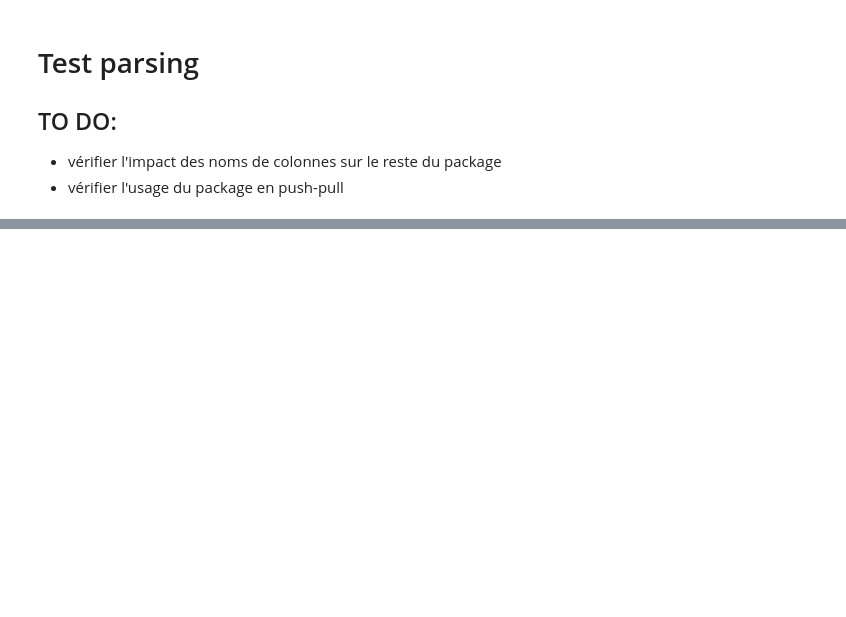
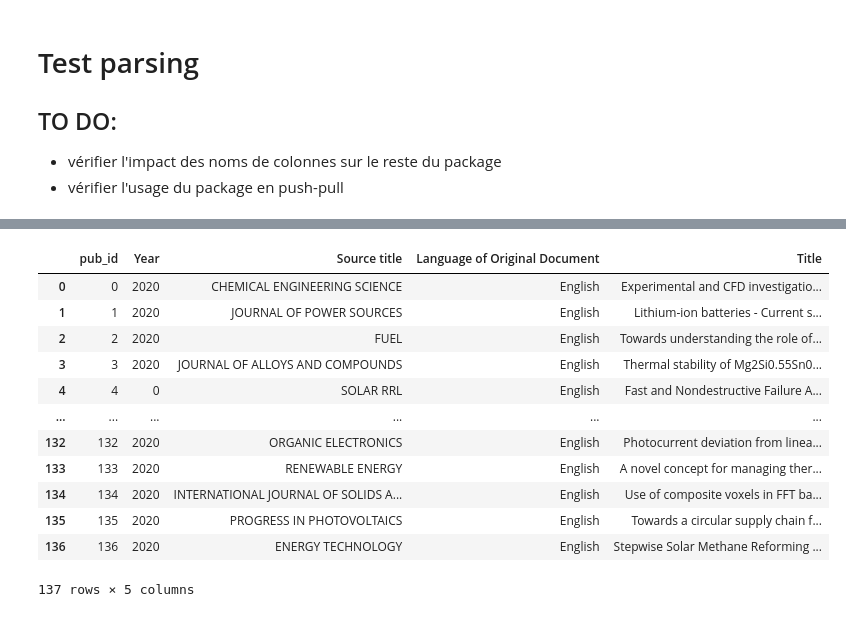
Before and after one commit to IonaBrenac/BiblioAnalysis, a Jupyter notebook: BiblioAnalysis.ipynb, the cells around one changed output, grey strips where cells are left out. Cells and saved outputs as stored; diff of their text form; code cells hidden in the pictures; blank space fills up the shorter version.

```diff
--- a/BiblioAnalysis.ipynb
+++ b/BiblioAnalysis.ipynb
@@ -1166,0 +1201,17 @@ print(usecols)
+# %%
+from pathlib import Path
+
+import pandas as pd
+from string import Template
+
+t = Template('$colname in @year')
+
+usecols = [bau.COL_NAMES['articles'][i] for i in [0,2,3,8,9]]
+df = pd.read_csv(Path(out_dir_parsing) / Path('articles.dat'),
+                             sep='\t',usecols=usecols)
+
+year = [2020]
+
+query = t.substitute(colname=df.columns[1])
+print (query)
+set(df.query(query).index)
@@ -1166,0 +1237,16 @@ print(usecols)
+# %%
+df
+# %% [output]
+|  | pub_id | Year | Source title | Language of Original Document | Title |
+| 0 | 0 | 2020 | CHEMICAL ENGINEERING SCIENCE | English | Experimental and CFD investigatio... |
+| 1 | 1 | 2020 | JOURNAL OF POWER SOURCES | English | Lithium-ion batteries - Current s... |
+| 2 | 2 | 2020 | FUEL | English | Towards understanding the role of... |
+| 3 | 3 | 2020 | JOURNAL OF ALLOYS AND COMPOUNDS | English | Thermal stability of Mg2Si0.55Sn0... |
+| 4 | 4 | 0 | SOLAR RRL | English | Fast and Nondestructive Failure A... |
+| ... | ... | ... | ... | ... | ... |
+| 132 | 132 | 2020 | ORGANIC ELECTRONICS | English | Photocurrent deviation from linea... |
+| 133 | 133 | 2020 | RENEWABLE ENERGY | English | A novel concept for managing ther... |
+| 134 | 134 | 2020 | INTERNATIONAL JOURNAL OF SOLIDS A... | English | Use of composite voxels in FFT ba... |
+| 135 | 135 | 2020 | PROGRESS IN PHOTOVOLTAICS | English | Towards a circular supply chain f... |
+| 136 | 136 | 2020 | ENERGY TECHNOLOGY | English | Stepwise Solar Methane Reforming ... |
+137 rows × 5 columns
```
Also changed, not shown: parts of 16 cells of this notebook, 5 other files.
